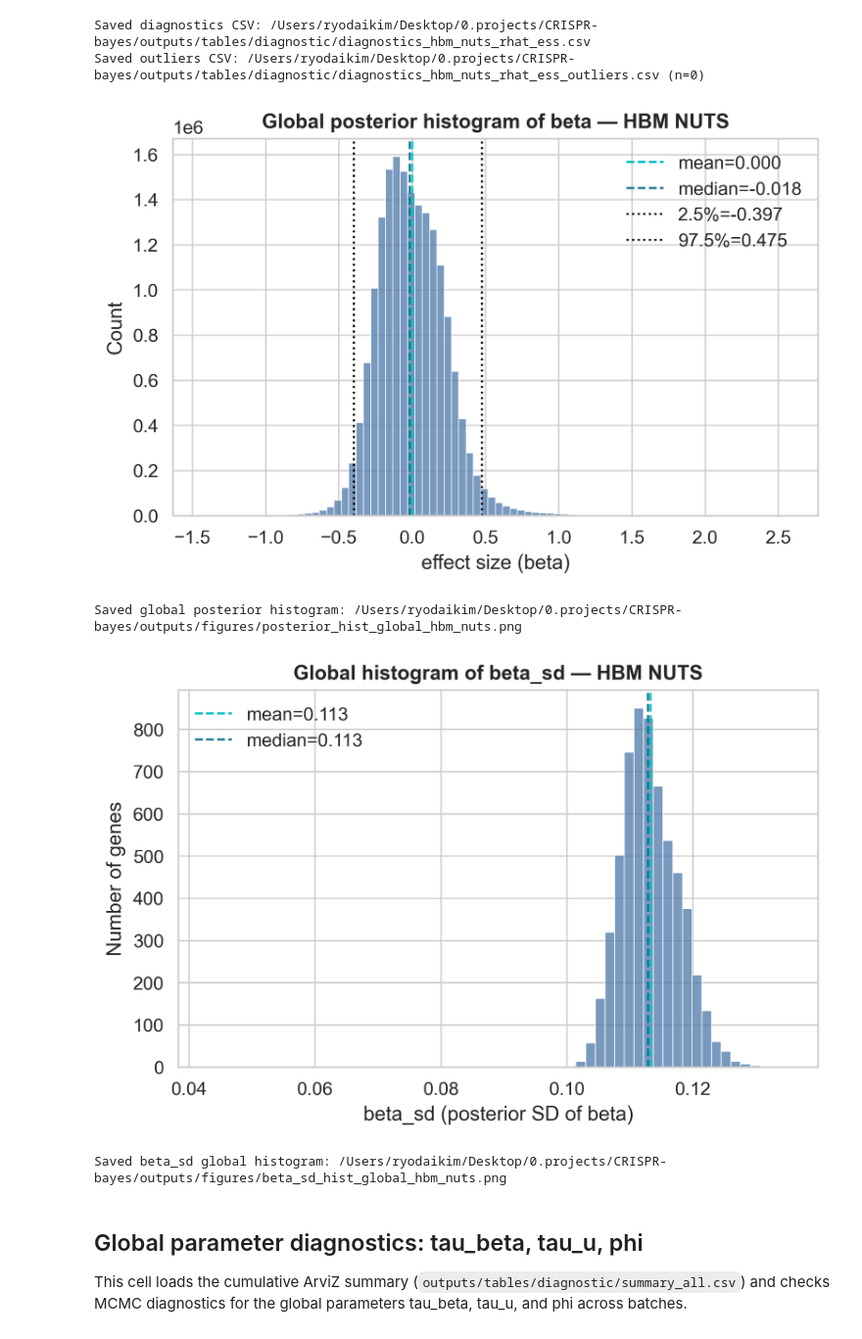
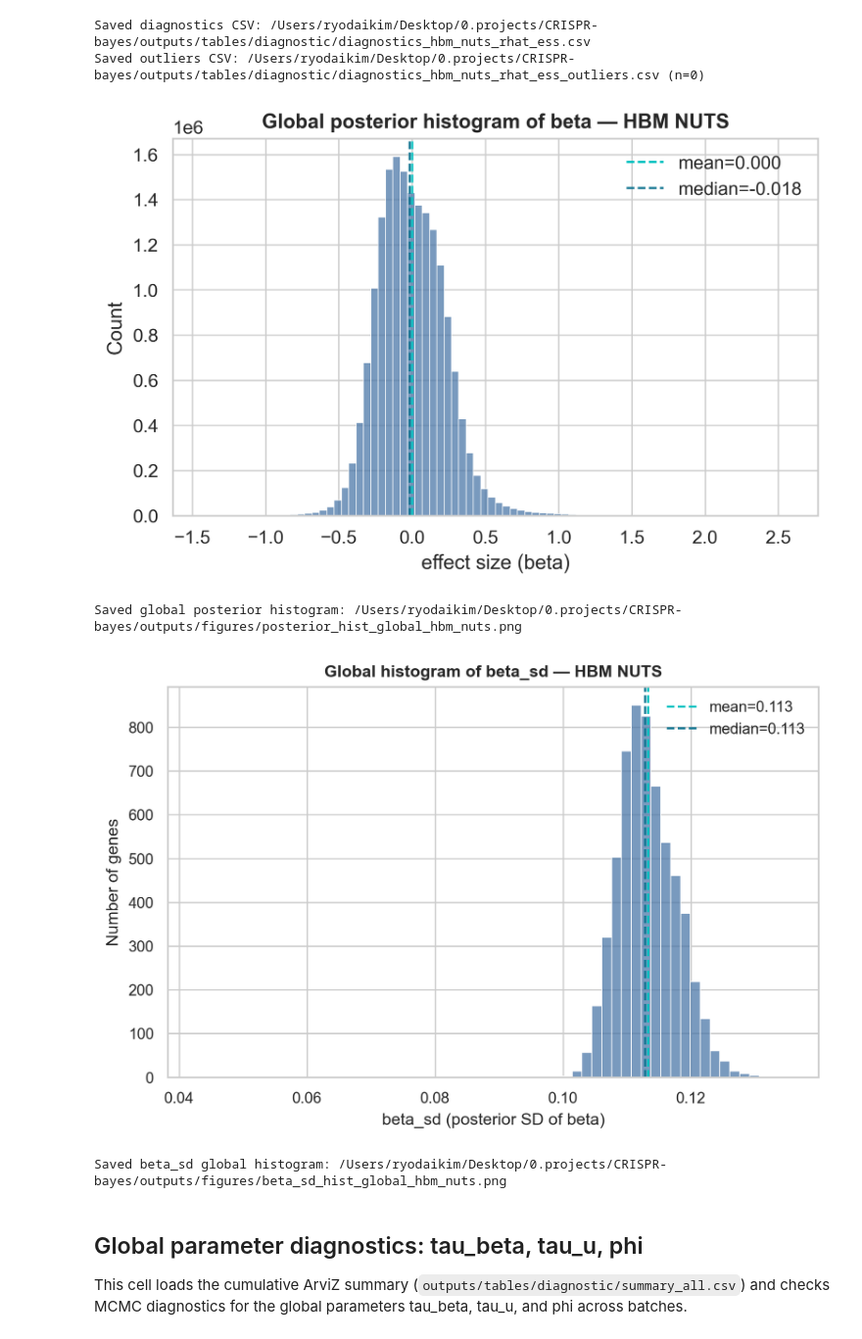
Before and after one commit to ryodaiKim/CRISPR-Bayes-Screen, a Jupyter notebook: notebooks/CRISPR_Bayes/01_HBM-CRISPR.ipynb, the cells around one changed output. Shown at 98% size. Cells and saved outputs as stored; diff of their text form; code cells hidden in the pictures.

Commit message:
i/o path and plots updated

```diff
--- a/notebooks/CRISPR_Bayes/01_HBM-CRISPR.ipynb
+++ b/notebooks/CRISPR_Bayes/01_HBM-CRISPR.ipynb
@@ -1127,11 +1106,6 @@ Parameters to adjust in the next cell:
 import numpy as np
 import pandas as pd
 from pathlib import Path
-
-# IO
-project_root = globals().get('project_root', Path('..').resolve().parent)
-table_dir = globals().get('table_dir', project_root / 'outputs' / 'tables')
-table_dir.mkdir(parents=True, exist_ok=True)
 
 cand_path = table_dir / 'candidate_genes.csv'
 assign_path = table_dir / 'batch_assignments_stratified_by_composite_rank.csv'
@@ -1230,12 +1204,6 @@ import matplotlib.pyplot as plt
 import re
 import json
 
-# IO
-project_root = globals().get('project_root', Path('..').resolve().parent)
-table_dir = globals().get('table_dir', project_root / 'outputs' / 'tables')
-fig_dir = globals().get('fig_dir', project_root / 'outputs' / 'figures')
-fig_dir.mkdir(parents=True, exist_ok=True)
-table_dir.mkdir(parents=True, exist_ok=True)
 cache_dir = table_dir / 'posterior_cache_hbm_nuts'
 cache_dir.mkdir(parents=True, exist_ok=True)
 PRIORS_JSON = table_dir / 'global_params_priors.json'
@@ -1751,9 +1719,6 @@ import matplotlib.pyplot as plt
 from pathlib import Path
 
 # Locate output dirs
-project_root = globals().get('project_root', Path('..').resolve().parent)
-fig_dir = globals().get('fig_dir', project_root / 'outputs' / 'figures')
-table_dir = globals().get('table_dir', project_root / 'outputs' / 'tables')
 fig_dir.mkdir(parents=True, exist_ok=True)
 table_dir.mkdir(parents=True, exist_ok=True)
 
@@ -1950,9 +1915,6 @@ from pathlib import Path
 sns.set_style('whitegrid')
 sns.set_context('paper', font_scale=1.2)
 
-project_root = globals().get('project_root', Path('..').resolve().parent)
-table_dir = globals().get('table_dir', project_root / 'outputs' / 'tables')
-fig_dir = globals().get('fig_dir', project_root / 'outputs' / 'figures')
 fig_dir.mkdir(parents=True, exist_ok=True)
 posterior_cache_dir = table_dir / 'posterior_cache_hbm_nuts'
 
@@ -1993,8 +1955,6 @@ plt.figure(figsize=(6,4))
 sns.histplot(beta_flat, bins=80, kde=False, color='#4C78A8')
 plt.axvline(m_mean, color='C1', linestyle='--', label=f'mean={m_mean:.3f}')
 plt.axvline(m_med, color='C0', linestyle='--', label=f'median={m_med:.3f}')
-plt.axvline(lo, color='k', linestyle=':', label=f'2.5%={lo:.3f}')
-plt.axvline(hi, color='k', linestyle=':', label=f'97.5%={hi:.3f}')
 plt.title('Global posterior histogram of beta — HBM NUTS')
 plt.xlabel('effect size (beta)')
 plt.legend()
@@ -2004,7 +1964,7 @@ plt.savefig(out_path, dpi=150)
 plt.show()
 print(f"Saved global posterior histogram: {out_path}")
 # %% [output]
-[figure, old version]
+[figure, new version]
 Saved global posterior histogram: /Users/ryodaikim/Desktop/0.projects/CRISPR-bayes/outputs/figures/posterior_hist_global_hbm_nuts.png
 # %%
 # Global histogram of beta_sd for HBM NUTS across genes
@@ -2016,9 +1976,6 @@ from pathlib import Path
 
 sns.set_style('whitegrid')
 
-project_root = globals().get('project_root', Path('..').resolve().parent)
-table_dir = globals().get('table_dir', project_root / 'outputs' / 'tables')
-fig_dir = globals().get('fig_dir', project_root / 'outputs' / 'figures')
 fig_dir.mkdir(parents=True, exist_ok=True)
 
 nuts_summary_path = table_dir / 'bayes_gene_summary_hbm_nuts.csv'
@@ -2028,34 +1985,34 @@ if not nuts_summary_path.exists():
 sum_df = pd.read_csv(nuts_summary_path)
 col = None
 for cand in ['beta_sd_nuts', 'beta_sd']:
     if cand in sum_df.columns:
         col = cand
         break
 if col is None:
     raise ValueError("NUTS summary missing beta_sd column ('beta_sd_nuts' or 'beta_sd').")
 
 sd = sum_df[col].astype(float).replace([np.inf, -np.inf], np.nan).dropna().values
 if sd.size == 0:
     raise RuntimeError("No finite beta_sd values found in NUTS summary.")
 
 m_mean = float(np.mean(sd))
 m_med = float(np.median(sd))
 
 plt.figure(figsize=(6,4))
 sns.histplot(sd, bins=60, kde=False, color='#4C78A8')
 plt.axvline(m_mean, color='C1', linestyle='--', label=f'mean={m_mean:.3f}')
 plt.axvline(m_med, color='C0', linestyle='--', label=f'median={m_med:.3f}')
 plt.title('Global histogram of beta_sd — HBM NUTS')
 plt.xlabel('beta_sd (posterior SD of beta)')
 plt.ylabel('Number of genes')
 plt.legend()
 out_path = fig_dir / 'beta_sd_hist_global_hbm_nuts.png'
 plt.tight_layout()
 plt.savefig(out_path, dpi=150)
 plt.show()
 print(f"Saved beta_sd global histogram: {out_path}")
 # %% [output]
-[figure, old version]
+[figure, new version]
 Saved beta_sd global histogram: /Users/ryodaikim/Desktop/0.projects/CRISPR-bayes/outputs/figures/beta_sd_hist_global_hbm_nuts.png
 # %% [markdown]
 ## Global parameter diagnostics: tau_beta, tau_u, phi
```
Also changed, not shown: parts of 8 cells of this notebook, 13 other files.
